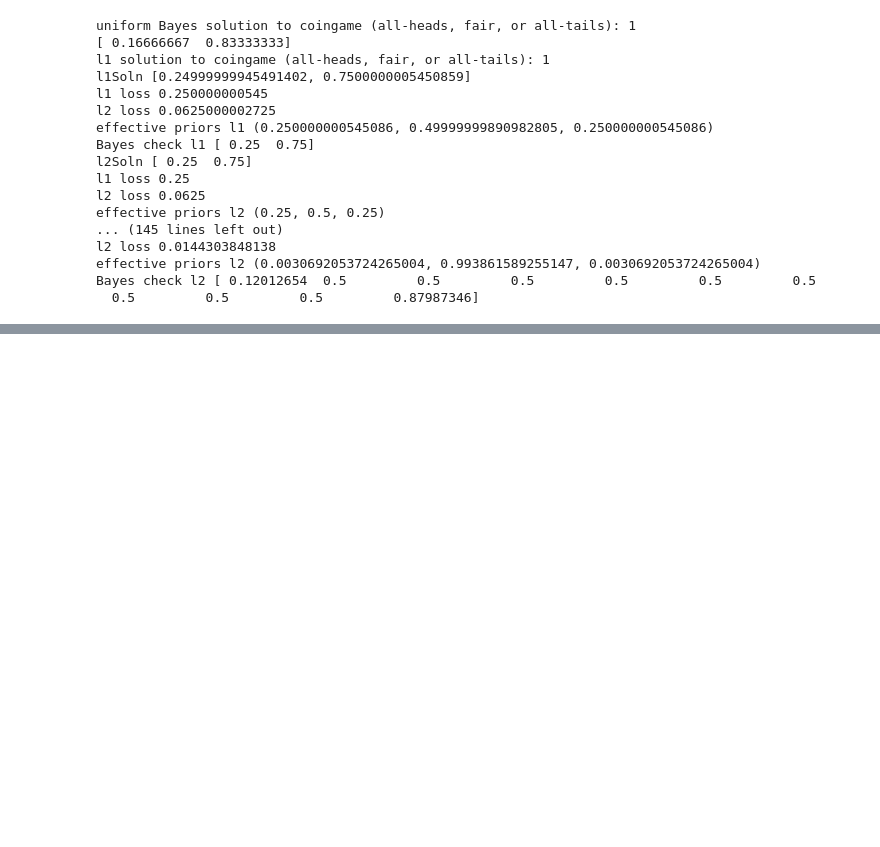
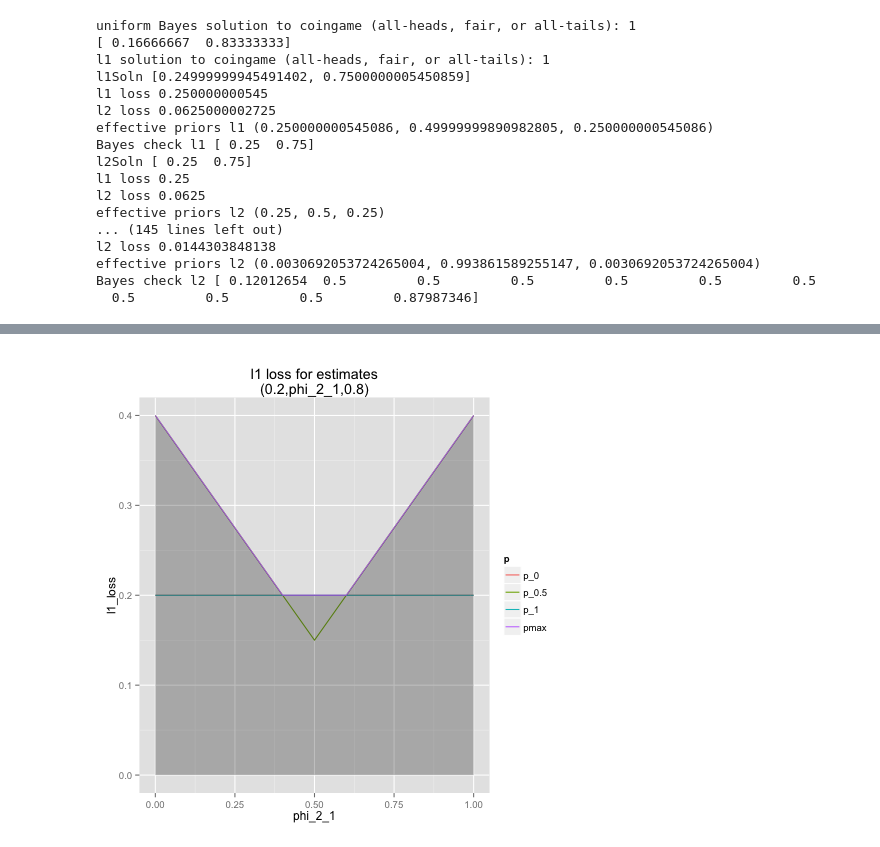
Before and after one commit to WinVector/Examples, a Jupyter notebook: freq/python/freqMin.ipynb, the cells around one changed output, grey strips where cells are left out. Saved outputs shown, nothing was run; the diff lists cells and outputs as text; code cells hidden in the pictures; blank space fills up the shorter version.

Commit message:
more graphs

```diff
--- a/freq/python/freqMin.ipynb
+++ b/freq/python/freqMin.ipynb
@@ -502,34 +553,36 @@ plotL1Shapes <- function(phis,phiXH,pseq=seq(0,1,1/6),onlyActive=FALSE) {
            if(h!=phiXH) {
               loss = loss + combs[h+1]*p^h*(1-p)^(k-h)*abs(phis[h+1]-p)
            } else {
               loss = loss + combs[h+1]*p^h*(1-p)^(k-h)*abs(phiX-p)
            }
        }
        loss
    }
    l1ErrM <- function(phiX) { max(sapply(pseq,function(p) l1ErrP(phiX,p))) }
    lossM <- sapply(pseq,function(p) { l1ErrP(d$phiX,p)})
    pNames <- paste('p',pseq,sep='_')
    colnames(lossM) <- pNames
    d <- cbind(d,lossM)
    d$pmax <- sapply(d$phiX,l1ErrM)
    if(onlyActive) {
      isActive <- sapply(pNames,function(x) { sum(d[,x]>=d[,'pmax'])>0 })
      keep <- setdiff(colnames(d),pNames[!isActive])
      d <- d[,keep]
    }
    dplot <- melt(d,id.vars=c('phiX'),variable.name='p',value.name='l1_loss')
-   vChar <- as.character(phis)
+   vChar <- format(phis,digits=4)
    vChar[phiXH+1] = phiXname
    vName <- paste('l1 loss for estimates\n(',paste(vChar,collapse=','),')',sep='')
    ggplot() +
       geom_line(data=dplot,aes(x=phiX,y=l1_loss,color=p)) +
       geom_ribbon(data=subset(dplot,p=='pmax'),aes(x=phiX,ymin=0,ymax=l1_loss),alpha=0.3) +
       xlab(phiXname) +
       ggtitle(vName)
 }
 
 plotL1Shapes(c(0.2, 0.5, 0.8),pseq=c(0,0.5,1),1)
+# %% [output]
+[figure, added]
 # %%
 %%R
 plotL1Shapes(c(0.20710678118654738, 0.49999999999999983, 0.79289321881345221),1)
```
Also changed, not shown: parts of 11 cells of this notebook, 22 other files.
